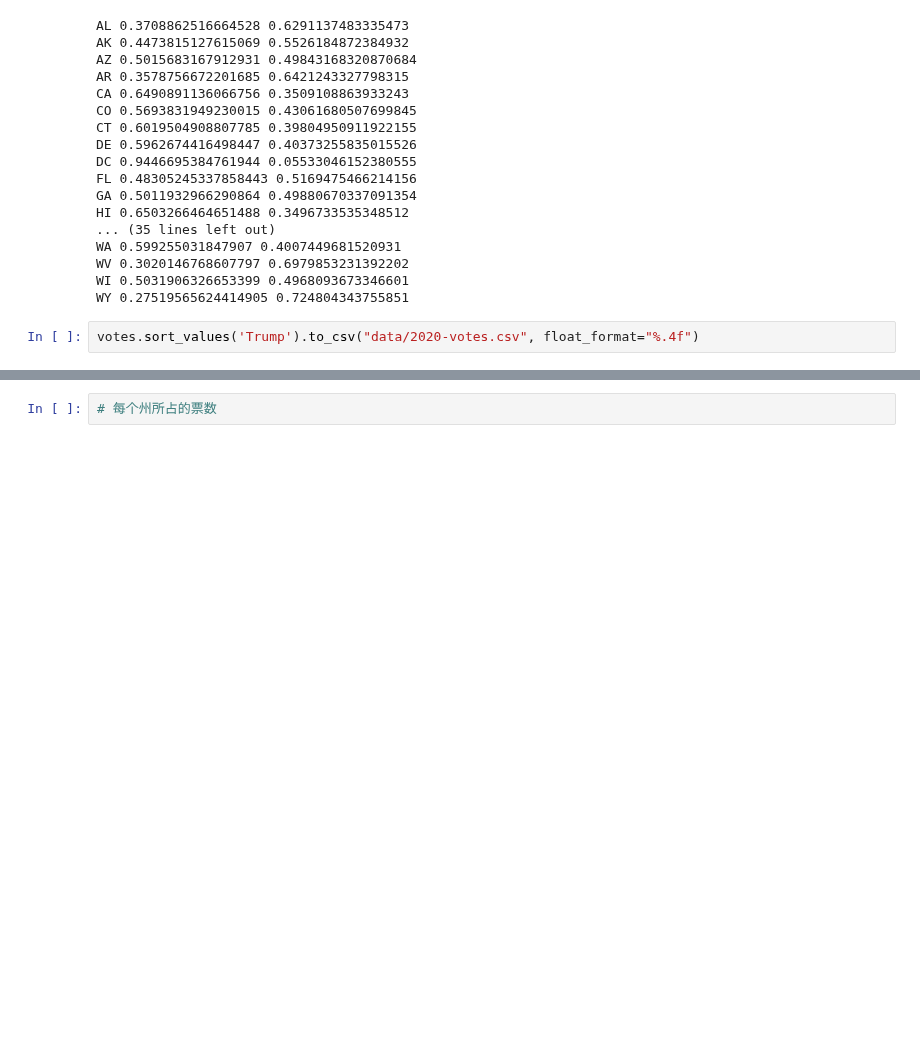
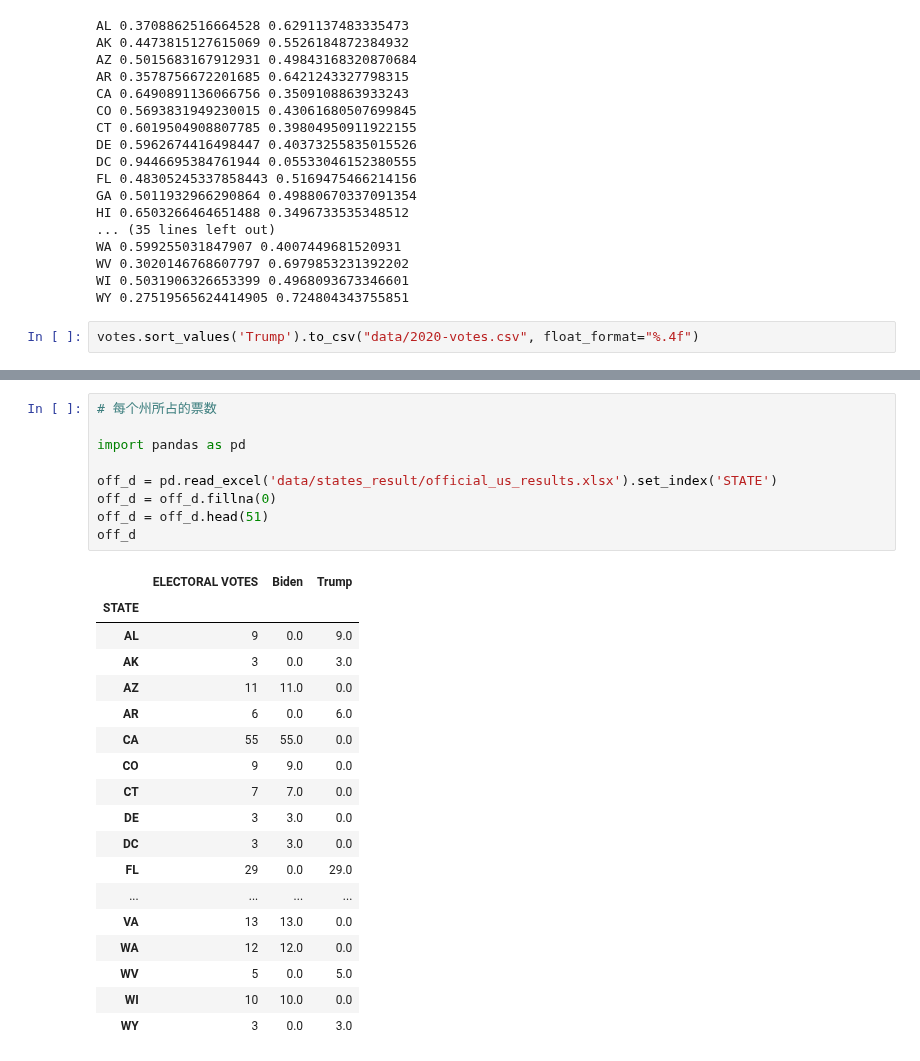
Before and after one commit to kayzhou/US_election, a Jupyter notebook: prediction_states.ipynb, the cells around one changed output, grey strips where cells are left out. Cells and saved outputs as stored; diff of their text form; blank space fills up the shorter version.

```diff
--- a/prediction_states.ipynb
+++ b/prediction_states.ipynb
@@ -228,2 +259,28 @@ Average error for wrong states 9.84686274509804
-# %%
-# 每个州所占的票数
+# %%
+# 每个州所占的票数
+
+import pandas as pd
+
+off_d = pd.read_excel('data/states_result/official_us_results.xlsx').set_index('STATE')
+off_d = off_d.fillna(0)
+off_d = off_d.head(51)
+off_d
+# %% [output]
+|  | ELECTORAL VOTES | Biden | Trump |
+| STATE |  |  |  |
+| AL | 9 | 0.0 | 9.0 |
+| AK | 3 | 0.0 | 3.0 |
+| AZ | 11 | 11.0 | 0.0 |
+| AR | 6 | 0.0 | 6.0 |
+| CA | 55 | 55.0 | 0.0 |
+| CO | 9 | 9.0 | 0.0 |
+| CT | 7 | 7.0 | 0.0 |
+| DE | 3 | 3.0 | 0.0 |
+| DC | 3 | 3.0 | 0.0 |
+| FL | 29 | 0.0 | 29.0 |
+| ... | ... | ... | ... |
+| VA | 13 | 13.0 | 0.0 |
+| WA | 12 | 12.0 | 0.0 |
+| WV | 5 | 0.0 | 5.0 |
+| WI | 10 | 10.0 | 0.0 |
+| WY | 3 | 0.0 | 3.0 |
```
Also changed, not shown: parts of 3 cells of this notebook, 1 other file.
